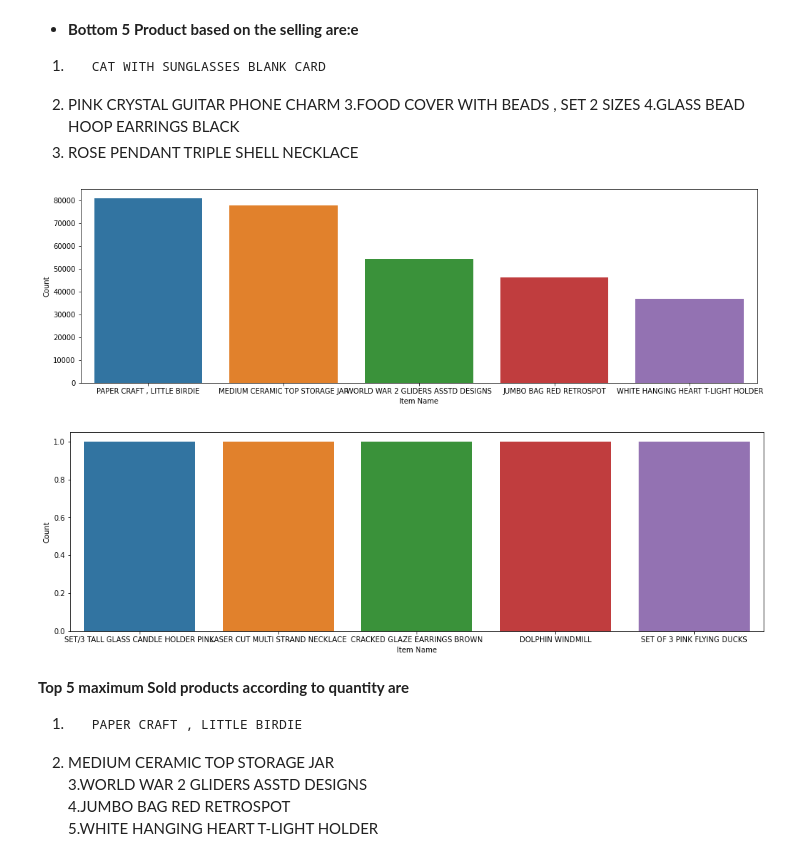
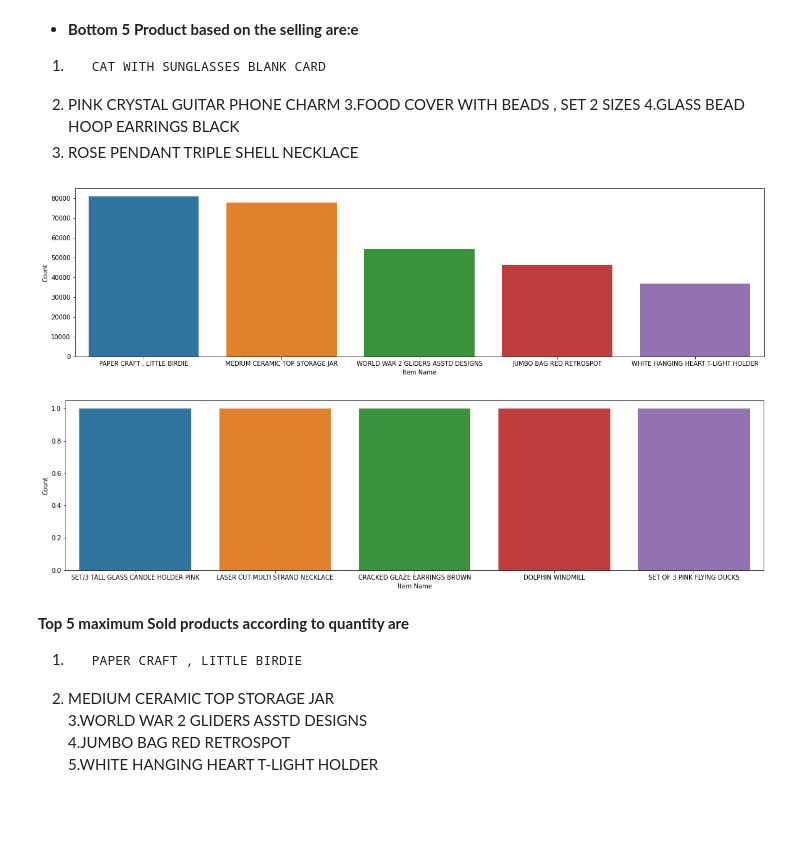
Before and after one commit to vkvinay0627/Online-Retail-Customer-Segmentation, a Jupyter notebook: Online_Retail_Customer_Segmentation_Capstone_Project.ipynb, the cells around one changed output. Saved outputs shown, nothing was run; the diff lists cells and outputs as text; code cells hidden in the pictures; blank space fills up the shorter version.

```diff
--- a/Online_Retail_Customer_Segmentation_Capstone_Project.ipynb
+++ b/Online_Retail_Customer_Segmentation_Capstone_Project.ipynb
@@ -190,21 +211,21 @@ sns.barplot(x='Item_Name',y='Count',data=df_sold[-5:])
 # %%
 #Top 5products sold according to their quantity
 quantity=df.groupby('Description')['Quantity'].sum().sort_values(ascending=False)
 top_five=quantity[:5]
-plt.figure(figsize=(17,5))
+plt.figure(figsize=(20,5))
 ax=sns.barplot(x=top_five.index,y=top_five)
 ax.set(xlabel='Item Name', ylabel="Count")
 plt.show()
 
 #Bottom 5products sold according to their quantity
 bottom_five=quantity[-5:]
-plt.figure(figsize=(17,5))
+plt.figure(figsize=(20,5))
 ax=sns.barplot(x=bottom_five.index,y=bottom_five)
 ax.set(xlabel='Item Name', ylabel="Count")
 plt.show()
 # %% [output]
-[figure, old version]
+[figure, new version]
-[figure, old version]
+[figure, new version]
 # %% [markdown]
 **Top 5 maximum Sold products according to quantity are**
 
```
Also changed, not shown: parts of 34 cells of this notebook.
